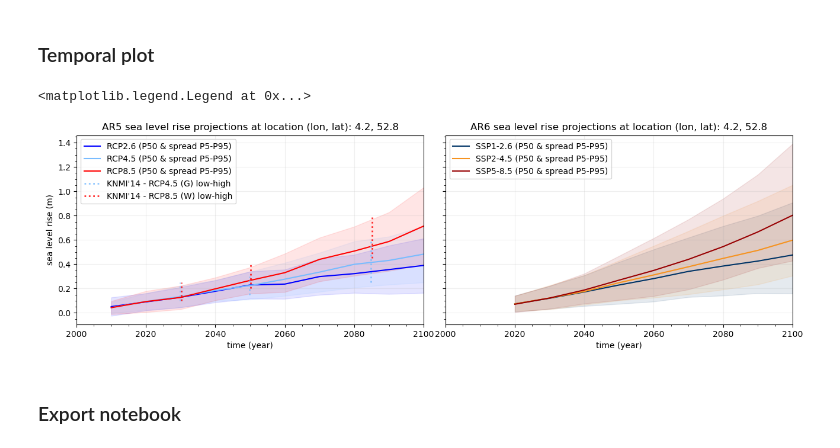
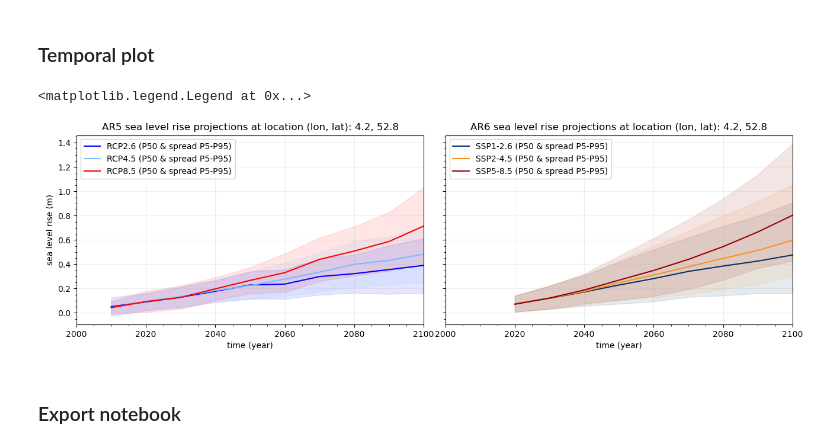
Before and after one commit to openearth/coclico-workbench, a Jupyter notebook: notebooks/IPCC_AR5_AR6_comparison.ipynb, the cells around one changed output. Saved outputs shown, nothing was run; the diff lists cells and outputs as text; code cells hidden in the pictures.

```diff
--- a/notebooks/IPCC_AR5_AR6_comparison.ipynb
+++ b/notebooks/IPCC_AR5_AR6_comparison.ipynb
@@ -343,7 +344,24 @@ WLWH_2085h = 0.8
 # retrieve AR5 and AR6 data at above-defined location
 
 # pre-processing function
-def preprocess(ds):
+def preprocess5(ds):
+    if point_location[0] < 0: # replace x loc < 0 by positive value [0-360]
+        point_location[0] = point_location[0] + 360
+
+    point_geom = shapely.Point(point_location)
+
+    ds = (
+        ds.rio.clip([point_geom])
+        .sel(x=point_location[0], y=point_location[1], method="nearest")
+    )
+
+    return ds
+
+# pre-processing function
+def preprocess6(ds):
+    if point_location[0] > 180: # replace x loc > 180 by negative value [-180, 180]
+        point_location[0] = point_location[0] - 360
+
     point_geom = shapely.Point(point_location)
 
     ds = (
@@ -359,7 +377,7 @@ selected_ds5 = xr.open_mfdataset(
     engine="rasterio",
     concat_dim="band",
     combine="nested",
-    preprocess=preprocess,  # this indexes every before merging them
+    preprocess=preprocess5,  # this indexes every before merging them
     parallel=True, # this is for Dask
 )
 
@@ -368,7 +386,7 @@ selected_ds6 = xr.open_mfdataset(
     engine="rasterio",
     concat_dim="band",
     combine="nested",
-    preprocess=preprocess,  # this indexes every before merging them
+    preprocess=preprocess6,  # this indexes every before merging them
     parallel=True, # this is for Dask
 )
 
@@ -387,7 +405,7 @@ df6 = pd.DataFrame(data=AR6_dict)
 
 # toggles
 xmax = 2100
-ar5_disp_knmi14 = True
+ar5_disp_knmi14 = False
 ar6_disp_knmi14 = False
 
 # define figure
@@ -438,12 +456,18 @@ ax1.set_ylabel("sea level rise (m)")
 
 # KNMI'14 data
 if ar5_disp_knmi14:
-    ax1.vlines(x=2029.8, ymin=WGHL_2030l, ymax=WGHL_2030h, color=colors["AR5-RCP-4.5"], linewidth=2, linestyle=":", alpha=0.8, label="KNMI'14 - RCP4.5 (G) low-high")
+    ax1.vlines(x=2029.8, ymin=WGHL_2030l, ymax=WGHL_2030h, color=colors["AR5-RCP-4.5"], linewidth=2, linestyle=":", alpha=0.8)
     ax1.vlines(x=2049.8, ymin=GLGH_2050l, ymax=GLGH_2050h, color=colors["AR5-RCP-4.5"], linewidth=2, linestyle=":", alpha=0.8)
     ax1.vlines(x=2084.8, ymin=GLGH_2085l, ymax=GLGH_2085h, color=colors["AR5-RCP-4.5"], linewidth=2, linestyle=":", alpha=0.8)
-    ax1.vlines(x=2030.2, ymin=WGHL_2030l, ymax=WGHL_2030h, color=colors["AR5-RCP-8.5"], linewidth=2, linestyle=":", alpha=0.8, label="KNMI'14 - RCP8.5 (W) low-high")
+    ax1.vlines(x=2030.2, ymin=WGHL_2030l, ymax=WGHL_2030h, color=colors["AR5-RCP-8.5"], linewidth=2, linestyle=":", alpha=0.8)
     ax1.vlines(x=2050.2, ymin=WLWH_2050l, ymax=WLWH_2050h, color=colors["AR5-RCP-8.5"], linewidth=2, linestyle=":", alpha=0.8)
     ax1.vlines(x=2085.2, ymin=WLWH_2085l, ymax=WLWH_2085h, color=colors["AR5-RCP-8.5"], linewidth=2, linestyle=":", alpha=0.8)
+    ax1.fill_between(x=[2016,2045], y1=WGHL_2030l, y2=WGHL_2030h, color=colors["AR5-RCP-4.5"], linewidth=2, alpha=0.1, linestyle=":", label="KNMI'14 - RCP4.5 (G) low-high")
+    ax1.fill_between(x=[2036,2065], y1=GLGH_2050l, y2=GLGH_2050h, color=colors["AR5-RCP-4.5"], linewidth=2, alpha=0.1, linestyle=":")
+    ax1.fill_between(x=[2071,2100], y1=GLGH_2085l, y2=GLGH_2085h, color=colors["AR5-RCP-4.5"], linewidth=2, alpha=0.1, linestyle=":")
+    ax1.fill_between(x=[2016,2045], y1=WGHL_2030l, y2=WGHL_2030h, color=colors["AR5-RCP-8.5"], linewidth=2, alpha=0.1, linestyle=":", label="KNMI'14 - RCP8.5 (G) low-high")
+    ax1.fill_between(x=[2036,2065], y1=WLWH_2050l, y2=WLWH_2050h, color=colors["AR5-RCP-8.5"], linewidth=2, alpha=0.1, linestyle=":")
+    ax1.fill_between(x=[2071,2100], y1=WLWH_2085l, y2=WLWH_2085h, color=colors["AR5-RCP-8.5"], linewidth=2, alpha=0.1, linestyle=":")
 
 ax1.legend(loc="upper left")
 
@@ -462,34 +486,34 @@ for idx, (scen, grp) in enumerate(df6[df6.YRS <= xmax].groupby(["CCS"])):  # gro
     ax2.fill_between(
         ens_list[0][1].YRS,
         ens_list[0][1].SLR,
         ens_list[2][1].SLR,
         alpha=0.1,
         color=colors["AR6-SSP"+str(scen[0][0:-1]) + "." +str(scen[0][-1])],#np.array(colorsAR6[idx])/255,
         interpolate=True,
     )  # 5-95th percentile shading
 
 ax2.set_title(
     "AR6 sea level rise projections at location (lon, lat): %s, %s" % (point_location[0], point_location[1])
 )
 
 #ax2.axvline(2020, linestyle="--", color="k", linewidth=1, alpha=0.2)
 #ax2.axvline(2100, linestyle="--", color="k", linewidth=1, alpha=0.2)
 ax2.grid(alpha=0.2)
 ax2.set_xlabel("time (year)")
 
 # KNMI'14 data
 if ar6_disp_knmi14:
     ax2.vlines(x=2029.8, ymin=WGHL_2030l, ymax=WGHL_2030h, color='cyan', linewidth=2, linestyle=":", alpha=0.8, label="KNMI'14 - RCP4.5 (G) low-high")
     ax2.vlines(x=2030.2, ymin=WGHL_2030l, ymax=WGHL_2030h, color='red', linewidth=2, linestyle=":", alpha=0.8, label="KNMI'14 - RCP8.5 (W) low-high")
     ax2.vlines(x=2049.8, ymin=GLGH_2050l, ymax=GLGH_2050h, color='cyan', linewidth=2, linestyle=":", alpha=0.8)
     ax2.vlines(x=2084.8, ymin=GLGH_2085l, ymax=GLGH_2085h, color='cyan', linewidth=2, linestyle=":", alpha=0.8)
     ax2.vlines(x=2050.2, ymin=WLWH_2050l, ymax=WLWH_2050h, color='red', linewidth=2, linestyle=":", alpha=0.8)
     ax2.vlines(x=2085.2, ymin=WLWH_2085l, ymax=WLWH_2085h, color='red', linewidth=2, linestyle=":", alpha=0.8)
 
 ax2.legend(loc="upper left")
 # %% [output]
 <matplotlib.legend.Legend at 0x...>
-[figure, old version]
+[figure, new version]
 # %%
 # TODO: comparison of AR5 / AR6 to the global mean at the selected location?
 # TODO: restructure into story maps; require input from Quirijn (RWS, The Netherlands) & BRGM (France)
```
Also changed, not shown: parts of 4 cells of this notebook, 1 other file.
